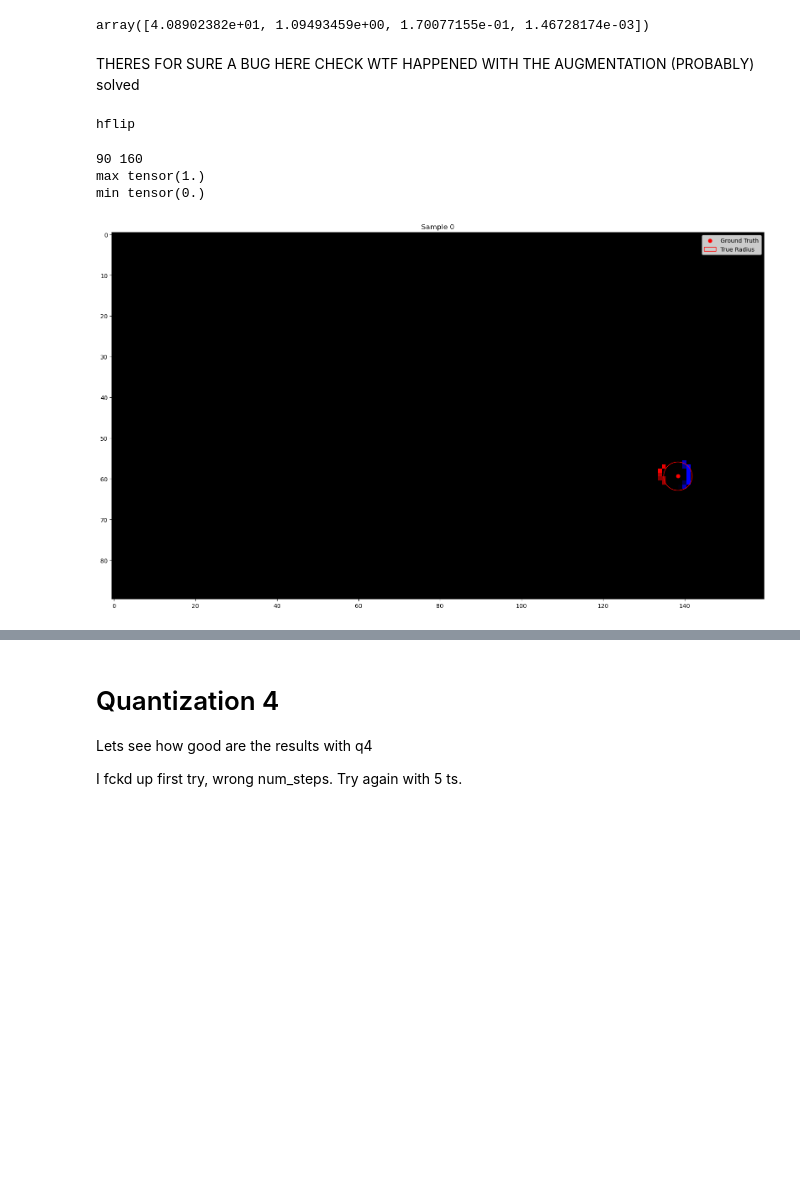
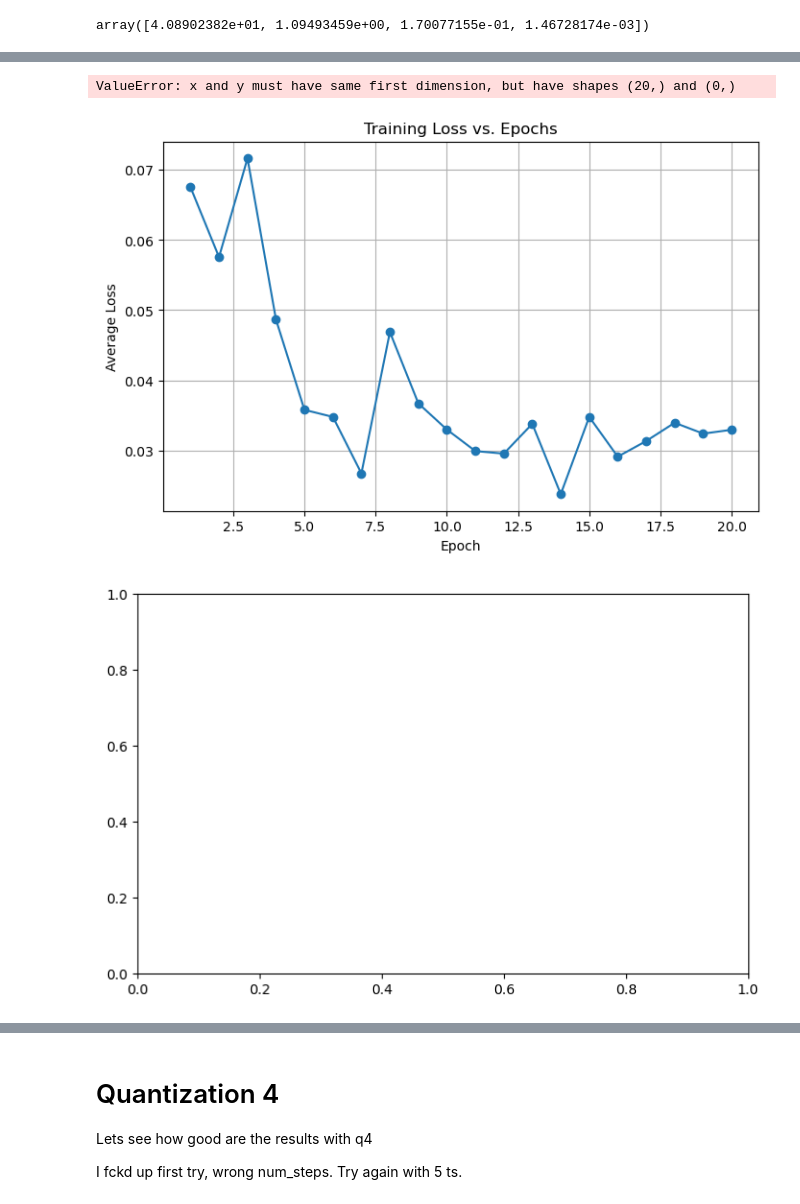
Before and after one commit to MarioRealEn/GoalieSNN, a Jupyter notebook: tests.ipynb, the cells around one changed output, grey strips where cells are left out. Drawn from its saved outputs; the diff is of its cells as text; code cells hidden in the pictures; blank space fills up the shorter version.

```diff
--- a/tests.ipynb
+++ b/tests.ipynb
@@ -1252,17 +1263,26 @@ Average Error for y_cam: 1.0949 pixels
 Average Error for R_cam: 0.1701 pixels
 Average Error for in_fov: 0.0015 pixels
 array([4.08902382e+01, 1.09493459e+00, 1.70077155e-01, 1.46728174e-03])
-# %% [markdown]
-THERES FOR SURE A BUG HERE CHECK WTF HAPPENED WITH THE AUGMENTATION (PROBABLY) solved
-# %%
-video, label, length = trainset.__getitem__(0)
-gen = dt.image_gen_for_video(video, label)
-# %% [output]
-hflip
-# %%
-dt.show_next_img(gen)
-# %% [output]
-90 160
-max tensor(1.)
-min tensor(0.)
-[figure, removed]
+# %%
+model = network.load_model('models/VideoClassification_w_confidence_q8_5ts_25e.pt', network.SCNNVideoClassification, trainset, device)
+unfreeze_all(model)
+
+base_lr = 1e-4                       # LR for “regular” weights
+conf_lr = 5 * base_lr                # LR for the confidence head
+layer_name = 'in_fov'
+
+conf_params   = list(model.fc_layers[layer_name].parameters())
+
+# 2. Everything else goes in another group
+other_params  = [p for n, p in model.named_parameters()
+                 if not n.startswith('fc_layers.in_fov') and not n.startswith('lif_layers.in_fov')]
+optimizer = torch.optim.AdamW(
+    [{'params': conf_params, 'lr': conf_lr},
+     {'params': other_params, 'lr': base_lr}],
+    weight_decay=3e-5   # applies to *both* groups unless overridden
+)
+loss_fn = network.classification_loss_w_confidence
+model.name = 'VideoClassification_w_confidence_finetuned_lower_lr'
+model.start_training(trainloader, optimizer, device, loss_function=loss_fn, validationloader=valid_loader, num_steps=5, num_epochs=20, chunk_size=40, grad_clip=True, save=[10, 15, 20])
+model.evaluate(testloader, device, num_steps=5, print_results=True, weighted_avg=False)
+# %% [output]
@@ -1268,0 +1306,3 @@ min tensor(0.)
+ValueError: x and y must have same first dimension, but have shapes (20,) and (0,)
+[figure, added]
+[figure, added]
```
Also changed, not shown: parts of 8 cells of this notebook, 6 other files.
